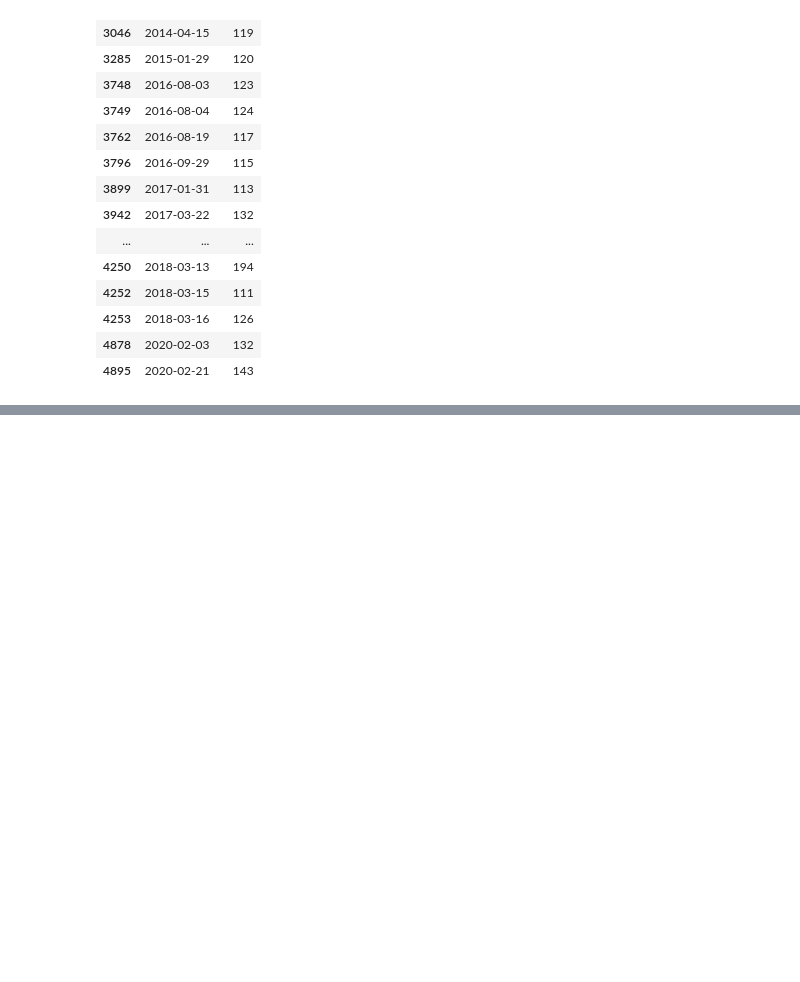
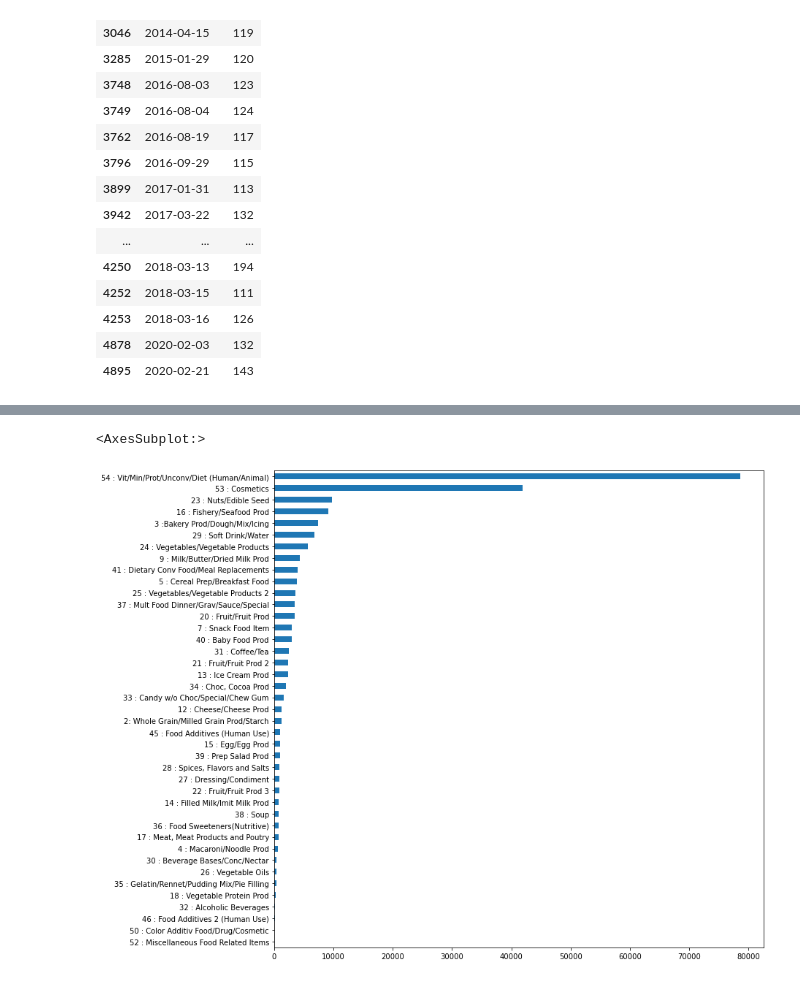
Before and after one commit to rooplaxmidesai/FDA_food, a Jupyter notebook: Mary_Lynn_Test_01.ipynb, the cells around one changed output, grey strips where cells are left out. Saved outputs shown, nothing was run; the diff lists cells and outputs as text; code cells hidden in the pictures; blank space fills up the shorter version.

```diff
--- a/Mary_Lynn_Test_01.ipynb
+++ b/Mary_Lynn_Test_01.ipynb
@@ -879,0 +1072,3 @@ df_report_by_date_top_25_date
+# %%
+df_ind_reaction_count_transp_sort = df_ind_reaction_count_transp.sort_values("Reaction Count by Industry",ascending=True).tail(41)
+df_ind_reaction_count_transp_sort
@@ -879,0 +1200,5 @@ df_report_by_date_top_25_date
+# %%
+df_ind_reaction_count_transp_sort.plot.barh(figsize = (12,12),legend = False)
+# %% [output]
+<AxesSubplot:>
+[figure, added]
```
Also changed, not shown: parts of 10 cells of this notebook.
